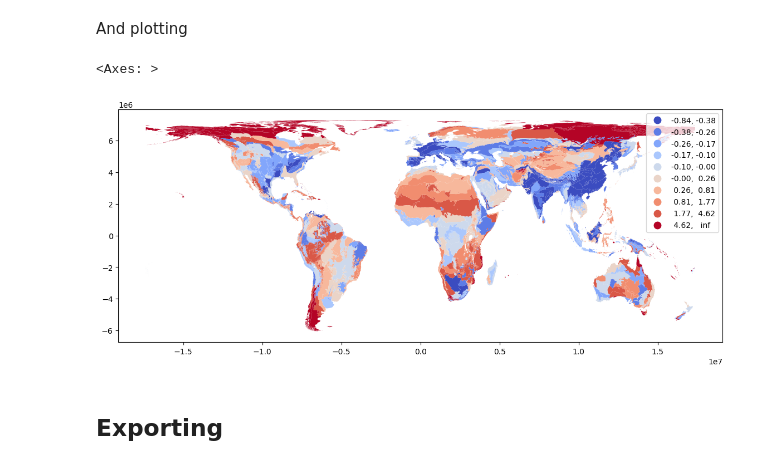
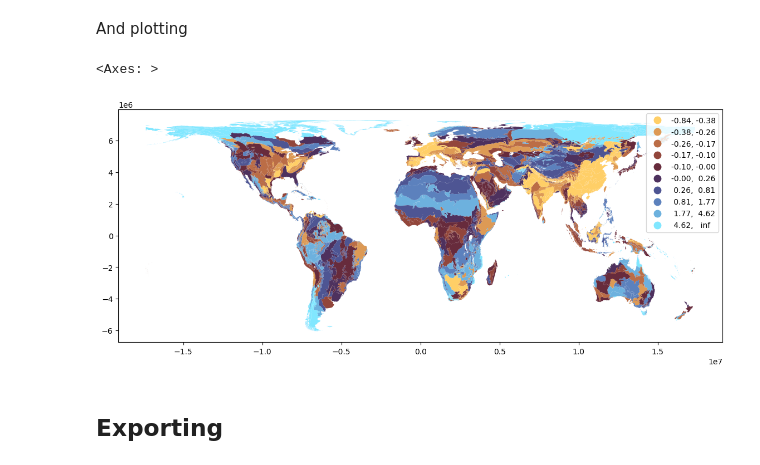
Before and after one commit to cloyolaangosto/SBTN_Land_LEAFs, a Jupyter notebook: thresholds/NitrogenThresholdsTransformation.ipynb, the cells around one changed output. Saved outputs shown, nothing was run; the diff lists cells and outputs as text; code cells hidden in the pictures.

```diff
--- a/thresholds/NitrogenThresholdsTransformation.ipynb
+++ b/thresholds/NitrogenThresholdsTransformation.ipynb
@@ -567,10 +567,10 @@ SO2_eq_th["TBD_ratio"] = SO2_eq_th["TB_distance"]/SO2_eq_th["TB_distance_SO2"]
 # %% [markdown]
 And plotting
 # %%
-SO2_eq_th.plot(column="TB_distance_SO2", legend = True, figsize = (14,8), scheme="Quantiles", k = 10, cmap="coolwarm")
+SO2_eq_th.plot(column="TB_distance_SO2", legend = True, figsize = (14,8), scheme="Quantiles", k = 10, cmap="managua")
 # %% [output]
 <Axes: >
-[figure, old version]
+[figure, new version]
 # %% [markdown]
 ## Exporting
 # %% [markdown]
```
